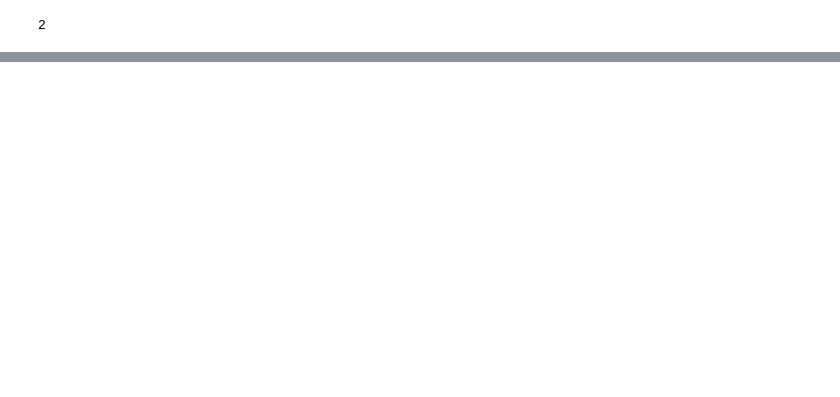
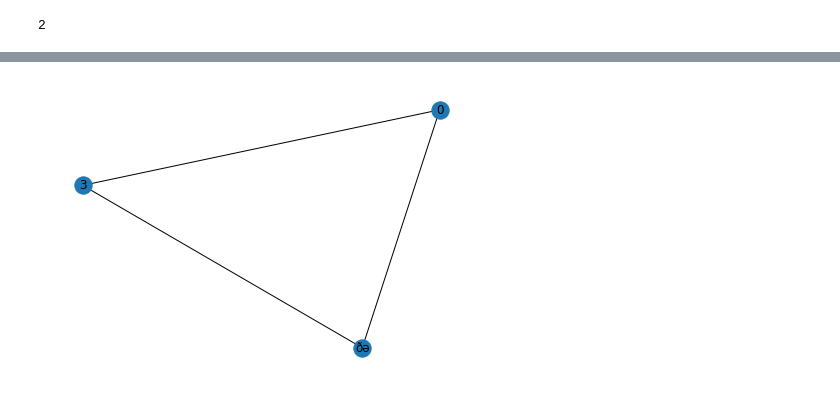
Before and after one commit to rkimelman/7100-2022, a Jupyter notebook: fall2022.ipynb, the cells around one changed output, grey strips where cells are left out. Drawn from its saved outputs; the diff is of its cells as text; code cells hidden in the pictures; blank space fills up the shorter version.

```diff
--- a/fall2022.ipynb
+++ b/fall2022.ipynb
@@ -803,2 +791,6 @@ caliLoveGraph.add_edge(G_sylb_3_12, G_sylb_4_1, weight = 0)
+# %%
+nx.draw(G_sylb_3_1, with_labels = True)
+# %% [output]
+[figure, added]
 # %%
 pos = nx.spring_layout(caliLoveGraph)
```
Also changed, not shown: parts of 82 cells of this notebook.
